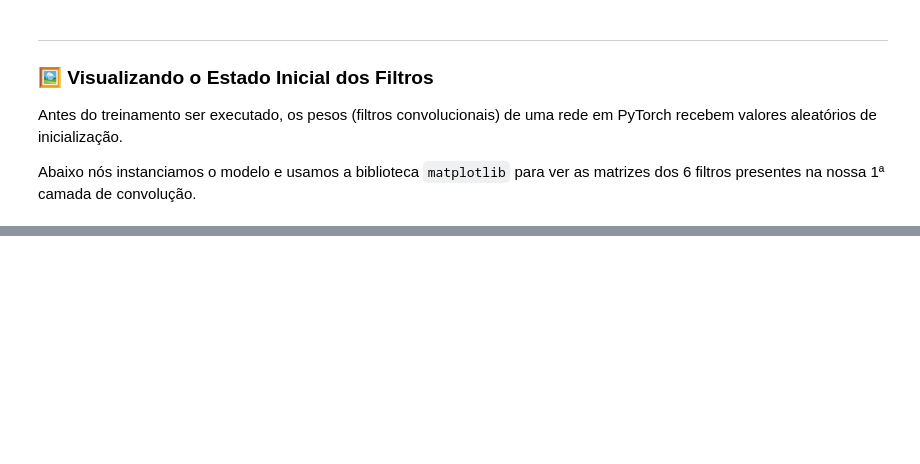
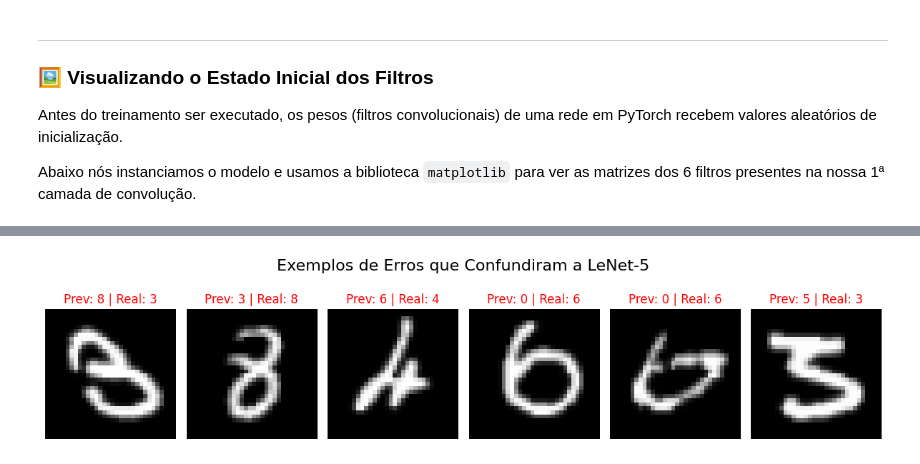
Before and after one commit to SamiLM4/Treinamento-de-IA-com-numeros-NLW, a Jupyter notebook: lenet5.ipynb, the cells around one changed output, grey strips where cells are left out. Drawn from its saved outputs; the diff is of its cells as text; code cells hidden in the pictures; blank space fills up the shorter version.

```diff
--- a/lenet5.ipynb
+++ b/lenet5.ipynb
@@ -132,0 +323,55 @@ ModuleNotFoundError: No module named 'matplotlib'
+# %%
+# Vamos iterar novamente sobre o dataset de teste para encontrar onde o modelo errou
+model.eval()
+
+errors_images = []
+errors_preds = []
+errors_labels = []
+
+with torch.no_grad():
+    for images, labels in test_loader:
+        images_device, labels_device = images.to(device), labels.to(device)
+        outputs = model(images_device)
+        _, predicted = torch.max(outputs.data, 1)
+
+        # Criar uma máscara verdadeira para onde a previsão difere do rótulo real
+        mask = (predicted != labels_device)
+
+        # Filtrar as imagens que a rede errou
+        wrong_imgs = images[mask]
+        wrong_preds = predicted[mask]
+        wrong_lbls = labels[mask]
+
+        # Salvar as imagens e as informações para plotar depois
+        for i in range(len(wrong_imgs)):
+            errors_images.append(wrong_imgs[i])
+            errors_preds.append(wrong_preds[i])
+            errors_labels.append(wrong_lbls[i])
+
+            # Se já pegamos 6 erros, podemos parar para visualizá-los
+            if len(errors_images) >= 6:
+                break
+        if len(errors_images) >= 6:
+            break
+
+# Exibir os erros analisados:
+if len(errors_images) > 0:
+    fig, axes = plt.subplots(1, len(errors_images), figsize=(12, 3))
+
+    # Garantir que axes seja iterável se houver apenas 1 erro (muito raro)
+    if len(errors_images) == 1:
+        axes = [axes]
+
+    for i, ax in enumerate(axes):
+        img = errors_images[i].squeeze()
+        ax.imshow(img, cmap='gray')
+        ax.set_title(f'Prev: {errors_preds[i].item()} | Real: {errors_labels[i].item()}', color='red', fontsize=12)
+        ax.axis('off')
+
+    plt.suptitle('Exemplos de Erros que Confundiram a LeNet-5', fontsize=16)
+    plt.tight_layout()
+    plt.show()
+else:
+    print("Nenhum erro encontrado! A precisão é 100%!")
+# %% [output]
+[figure, added]
```
Also changed, not shown: parts of 13 cells of this notebook, 9 other files.
